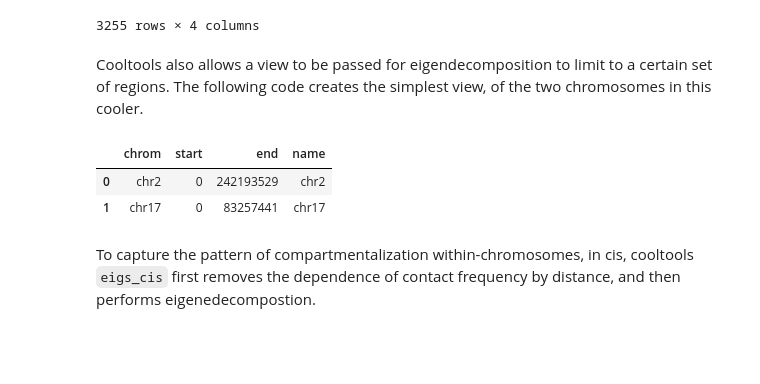
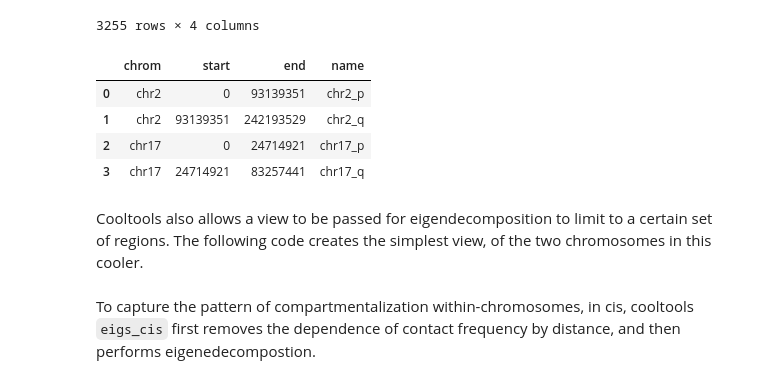
Before and after one commit to open2c/open2c_vignettes, a Jupyter notebook: cooltools_manuscript/compartments_and_saddles.ipynb, the cells around one changed output. Cells and saved outputs as stored; diff of their text form; code cells hidden in the pictures; blank space fills up the shorter version.

```diff
--- a/cooltools_manuscript/compartments_and_saddles.ipynb
+++ b/cooltools_manuscript/compartments_and_saddles.ipynb
@@ -96,19 +68,24 @@ display(gc_cov)
 | 3253 | chr17 | 83100000 | 83200000 | 0.535119 |
 | 3254 | chr17 | 83200000 | 83257441 | 0.473451 |
 3255 rows × 4 columns
+# %%
+# Use bioframe to fetch the genomic features from the UCSC.
+hg38_chromsizes = bioframe.fetch_chromsizes('hg38')
+hg38_cens = bioframe.fetch_centromeres('hg38')
+# create a view with chromosome arms using chromosome sizes and definition of centromeres
+hg38_arms = bioframe.make_chromarms(hg38_chromsizes,  hg38_cens)
+
+# select only those chromosomes available in cooler
+hg38_arms = hg38_arms[hg38_arms.chrom.isin(clr.chromnames)].reset_index(drop=True)
+hg38_arms
+# %% [output]
+|  | chrom | start | end | name |
+| 0 | chr2 | 0 | 93139351 | chr2_p |
+| 1 | chr2 | 93139351 | 242193529 | chr2_q |
+| 2 | chr17 | 0 | 24714921 | chr17_p |
+| 3 | chr17 | 24714921 | 83257441 | chr17_q |
 # %% [markdown]
 Cooltools also allows a view to be passed for eigendecomposition to limit to a certain set of regions. The following code creates the simplest view, of the two chromosomes in this cooler.
-# %%
-view_df = pd.DataFrame({'chrom': clr.chromnames,
-                        'start': 0,
-                        'end': clr.chromsizes.values,
-                        'name': clr.chromnames}
-                      )
-display(view_df)
-# %% [output]
-|  | chrom | start | end | name |
-| 0 | chr2 | 0 | 242193529 | chr2 |
-| 1 | chr17 | 0 | 83257441 | chr17 |
 # %% [markdown]
 To capture the pattern of compartmentalization within-chromosomes, in cis, cooltools `eigs_cis` first removes
 the dependence of contact frequency by distance, and then performs eigenedecompostion.
```
Also changed, not shown: parts of 32 cells of this notebook.
